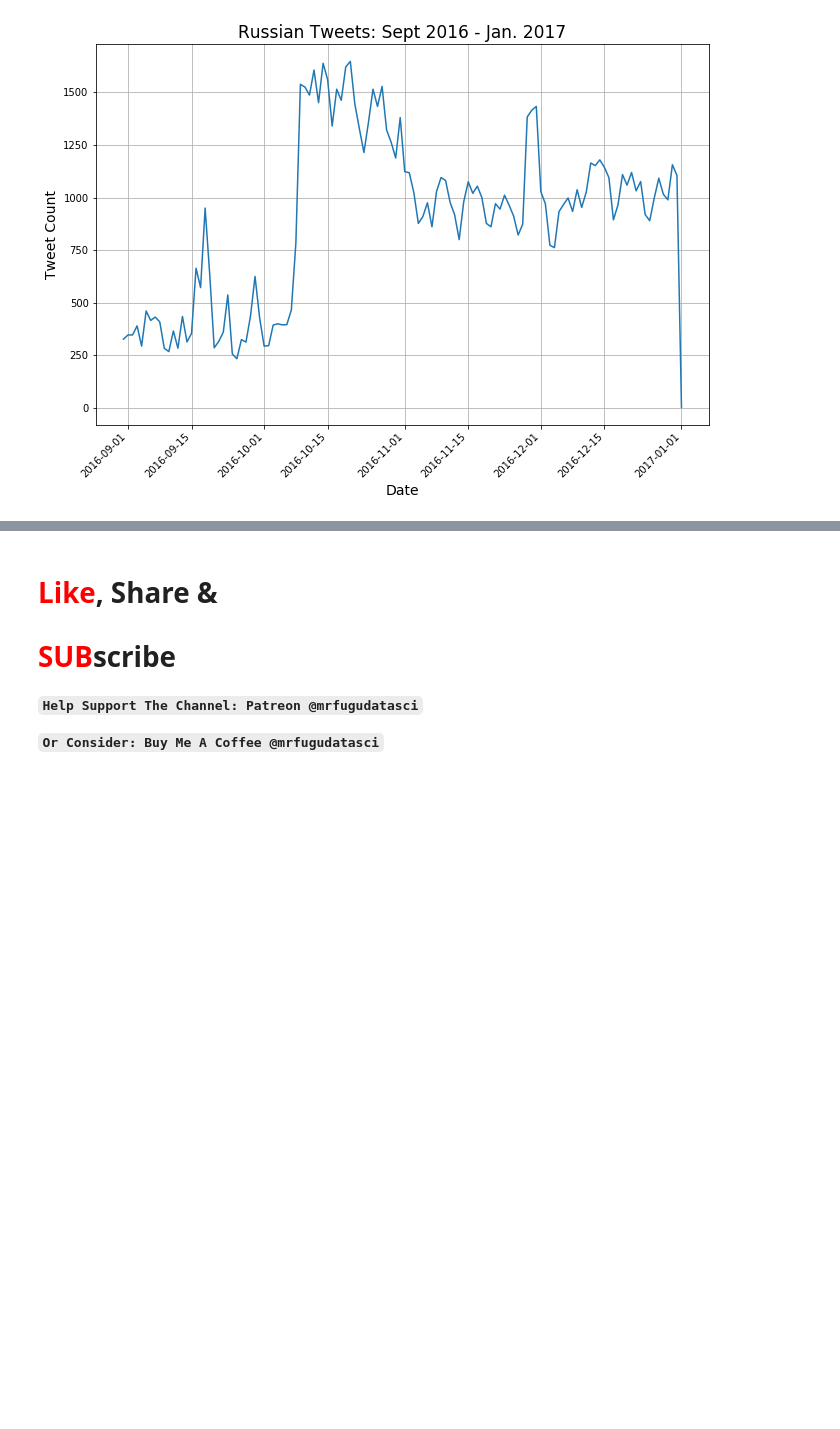
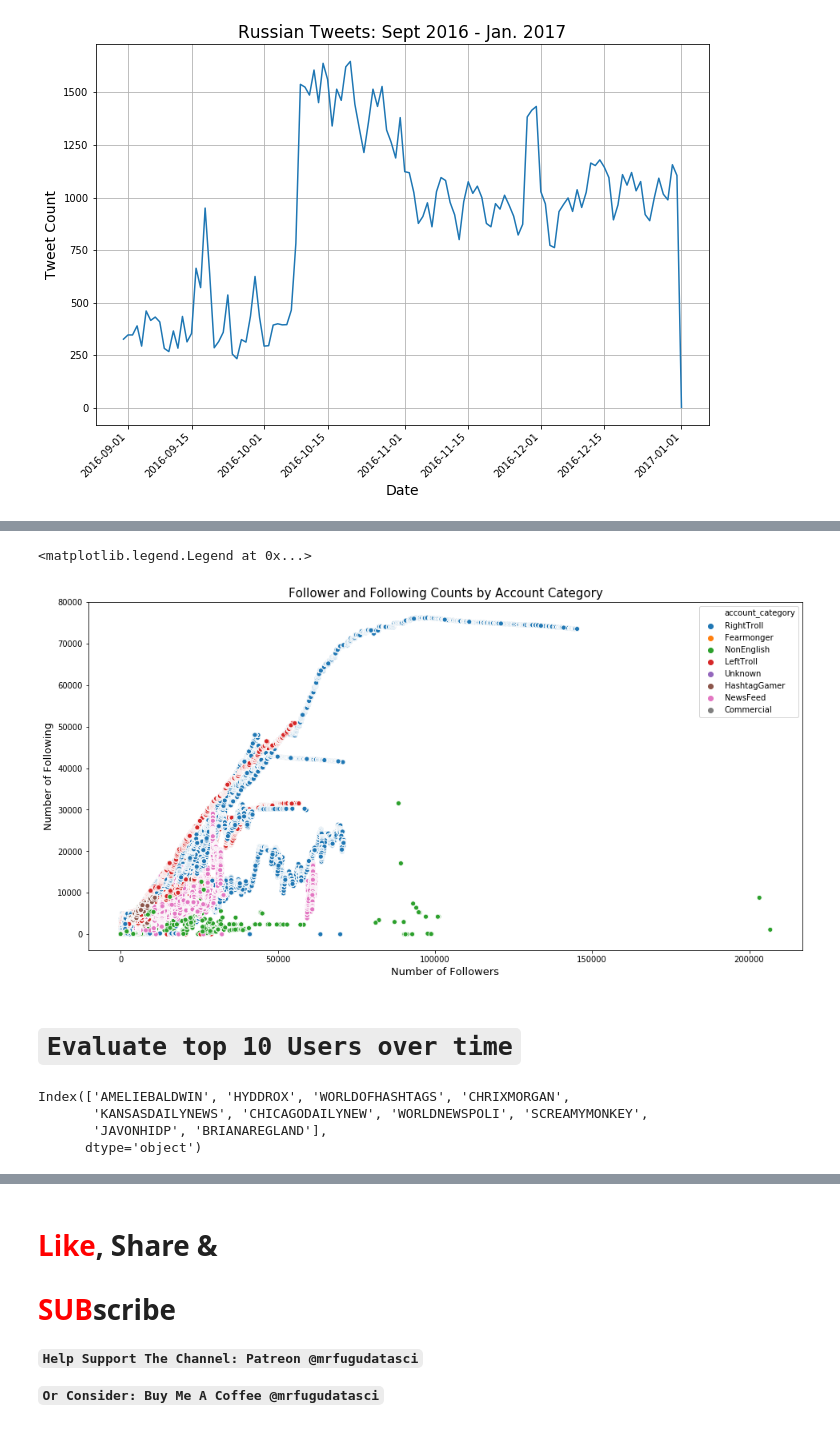
Before and after one commit to MrFuguDataScience/NLP, a Jupyter notebook: troll_tweets_02.ipynb, the cells around one changed output, grey strips where cells are left out. Drawn from its saved outputs; the diff is of its cells as text; code cells hidden in the pictures; blank space fills up the shorter version.

```diff
--- a/troll_tweets_02.ipynb
+++ b/troll_tweets_02.ipynb
@@ -217,0 +236,22 @@ Name: publish_date_Only, Length: 624124, dtype: object
+# %%
+#account_category
+import seaborn as sns
+
+plt.figure(figsize=(16,8))
+ax = sns.scatterplot(x="followers", y="following", hue="account_category",data=tr_eng)
+plt.title('Follower and Following Counts by Account Category', fontsize = 15)
+plt.xlabel('Number of Followers', fontsize = 13)
+plt.ylabel('Number of Following', fontsize = 13)
+plt.legend(loc = 'best')
+# %% [output]
+<matplotlib.legend.Legend at 0x...>
+[figure, added]
+# %% [markdown]
+# `Evaluate top 10 Users over time`
+# %%
+tr_en_msk['author'].value_counts()[:10].index
+# %% [output]
+Index(['AMELIEBALDWIN', 'HYDDROX', 'WORLDOFHASHTAGS', 'CHRIXMORGAN',
+       'KANSASDAILYNEWS', 'CHICAGODAILYNEW', 'WORLDNEWSPOLI', 'SCREAMYMONKEY',
+       'JAVONHIDP', 'BRIANAREGLAND'],
+      dtype='object')
```
Also changed, not shown: parts of 10 cells of this notebook.
